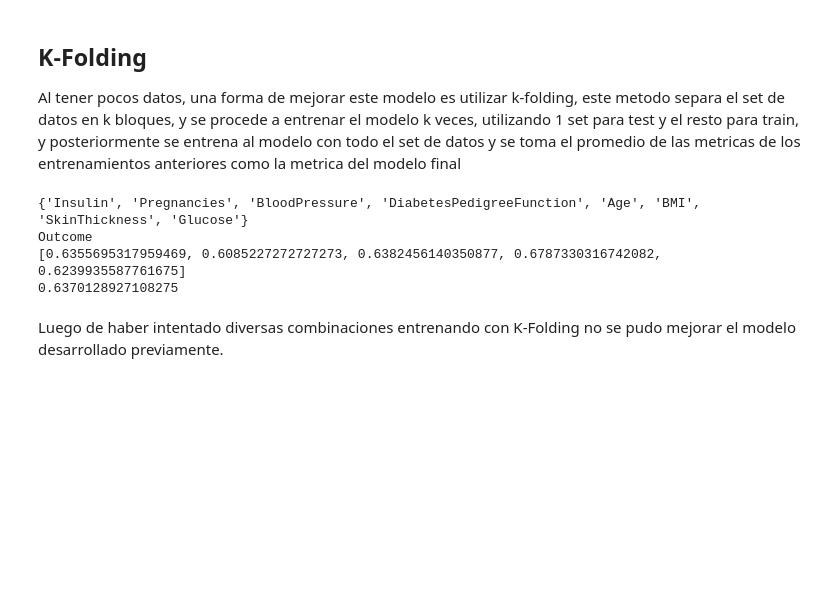
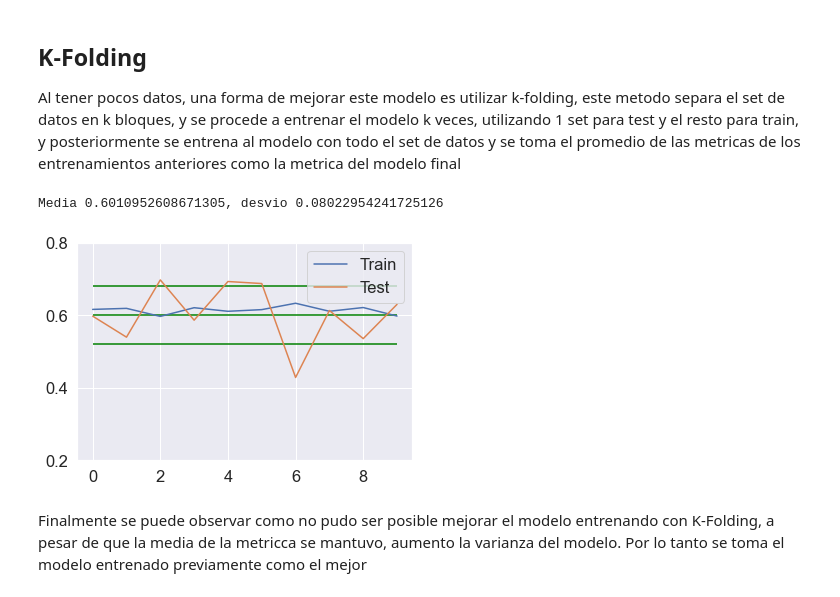
Before and after one commit to SantiAA/RN_TP1, a Jupyter notebook: EJ_2.ipynb, the cells around one changed output. Drawn from its saved outputs; the diff is of its cells as text; code cells hidden in the pictures; blank space fills up the shorter version.

```diff
--- a/EJ_2.ipynb
+++ b/EJ_2.ipynb
@@ -312,27 +401,32 @@ kf = KFold(n_splits = 5)
-# %%
-blocks = kf.split(df)
-x = set(df.columns)
-x.remove('Outcome')
-y = 'Outcome'
-print(x)
-print(y)
-f1 = []
-for i, j in blocks:
-    x_train, y_train = df.iloc[i][x], df.iloc[i][y]
-    x_test, y_test = df.iloc[j][x], df.iloc[j][y]
-    model, priori = train(x_train, y_train)
-    y_pred = predict(model, priori, x_test)
-
-    matriz = metrics.confusion_matrix(y_test, y_pred)
-    vn, fp, fn, vp = matriz.ravel()
-    f1.append(0.5*vp/(vp+fn)+0.5*vp/(vp+fp))
-
-print(f1)
-print(np.average(f1))
-# %% [output]
-{'Insulin', 'Pregnancies', 'BloodPressure', 'DiabetesPedigreeFunction', 'Age', 'BMI', 'SkinThickness', 'Glucose'}
-Outcome
-[0.6355695317959469, 0.6085227272727273, 0.6382456140350877, 0.6787330316742082, 0.6239935587761675]
-0.6370128927108275
-# %% [markdown]
-Luego de haber intentado diversas combinaciones entrenando con K-Folding no se pudo mejorar el modelo desarrollado previamente.
+# %%
+score_tst_k = []
+score_t_k = []
+
+for i, j in blocks:
+    x_train_k, y_train_k = x.iloc[i], y_data.iloc[i]
+    x_test_k, y_test_k = x.iloc[j], y_data.iloc[j]
+
+    # Para cada fold reemplazo los outlayers con los datos de train
+    x_train2_k, replace2 = replace_outliers(x_train_k, ourlayers2, None)
+    x_test2_k, replace2 = replace_outliers(x_test_k, ourlayers2, replace2)
+
+    modelK, prioriK = train(x_train2_k, y_train_k)
+
+    s = predict(modelK, prioriK, x_train2_k, y_train_k)
+    score_t_k.append(s)
+    s = predict(modelK, prioriK, x_test2_k, y_test_k)
+    score_tst_k.append(s)
+
+print('Media {}, desvio {} '.format(np.mean(score_tst_k), np.std(score_tst_k)))
+plt.plot(score_t_k, label='Train')
+plt.plot(score_tst_k, label='Test')
+mean, std = np.mean(score_tst_k), np.std(score_tst_k)
+plt.hlines([mean+std, mean, mean-std], 0, 9, 'green')
+plt.ylim([0.2,0.8])
+plt.legend()
+plt.show()
+# %% [output]
+Media 0.6010952608671305, desvio 0.08022954241725126
+[figure, added]
+# %% [markdown]
+Finalmente se puede observar como no pudo ser posible mejorar el modelo entrenando con K-Folding, a pesar de que la media de la metricca se mantuvo, aumento la varianza del modelo. Por lo tanto se toma el modelo entrenado previamente como el mejor
```
Also changed, not shown: parts of 30 cells of this notebook, 2 other files.
